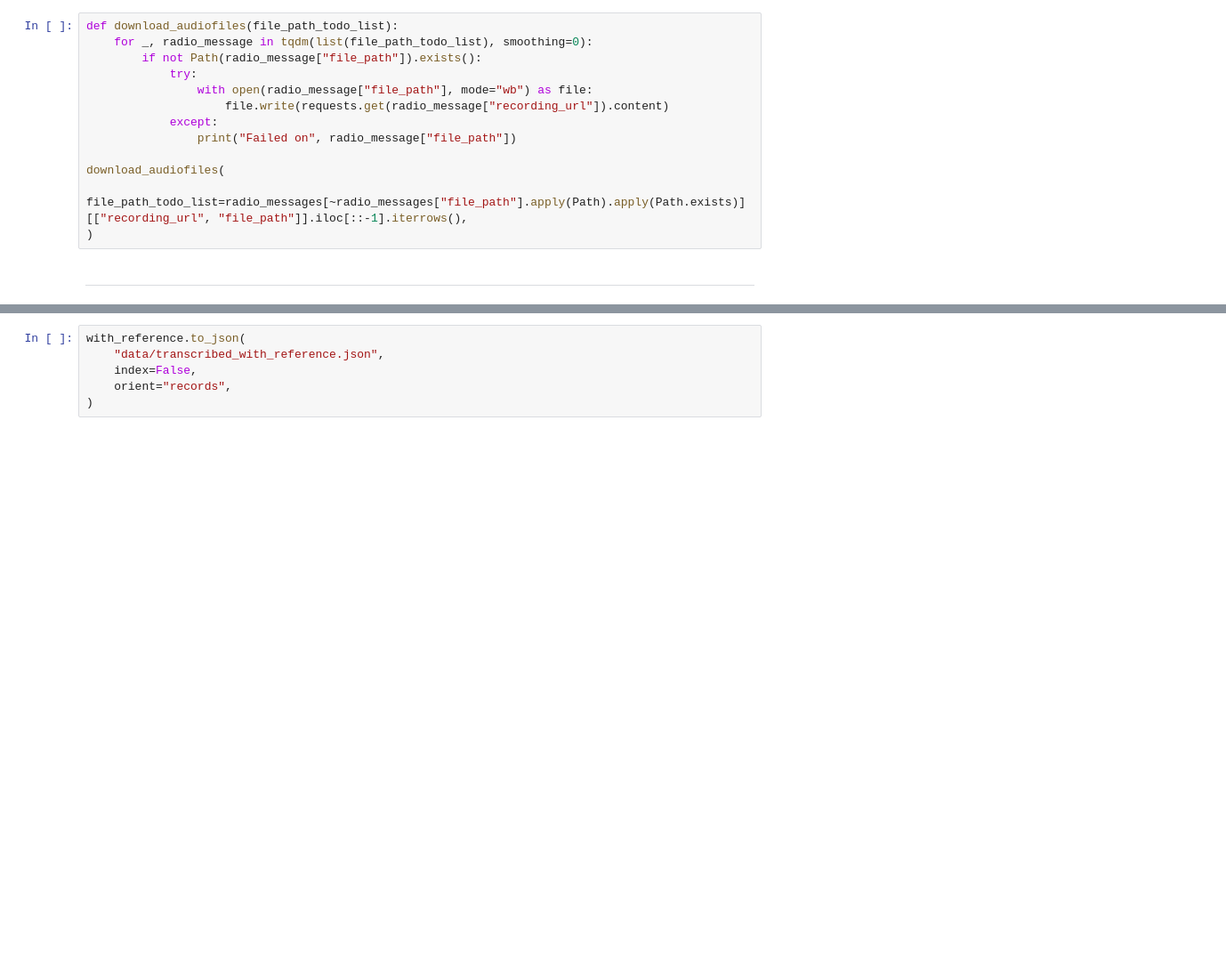
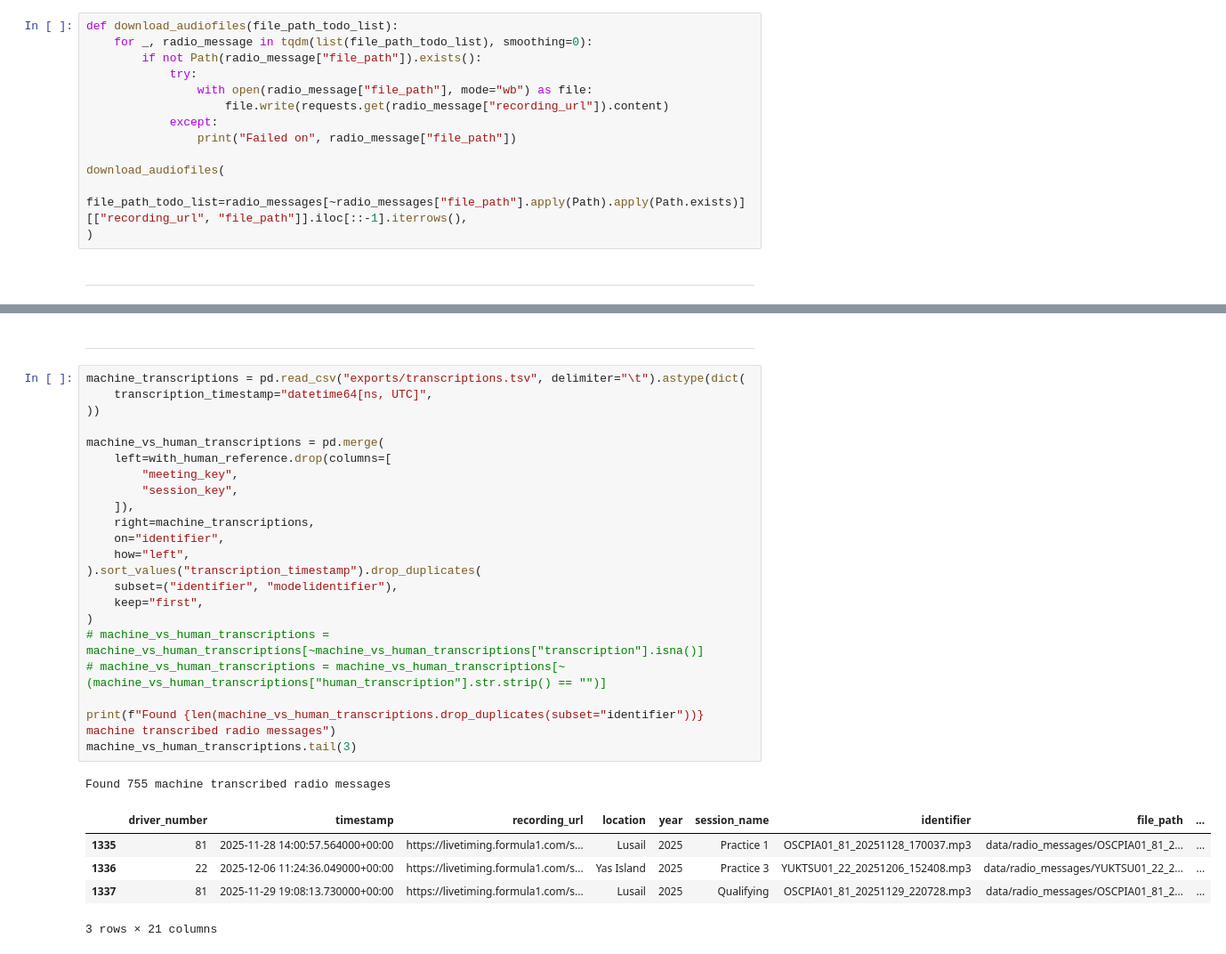
Before and after one commit to dlundgaard/F1-Radio-CBASR, a Jupyter notebook: workbook.ipynb, the cells around one changed output, grey strips where cells are left out. Shown: that part at 89% size. Saved outputs shown, nothing was run; the diff lists cells and outputs as text; blank space fills up the shorter version.

```diff
--- a/workbook.ipynb
+++ b/workbook.ipynb
@@ -224,7 +162,32 @@ Found 345 transcribed radio messages with reference
-# %%
-with_reference.to_json(
-    "data/transcribed_with_reference.json",
-    index=False,
-    orient="records",
-)
+# %% [markdown]
+---
+# %%
+machine_transcriptions = pd.read_csv("exports/transcriptions.tsv", delimiter="\t").astype(dict(
+    transcription_timestamp="datetime64[ns, UTC]",
+))
+
+machine_vs_human_transcriptions = pd.merge(
+    left=with_human_reference.drop(columns=[
+        "meeting_key",
+        "session_key",
+    ]),
+    right=machine_transcriptions,
+    on="identifier",
+    how="left",
+).sort_values("transcription_timestamp").drop_duplicates(
+    subset=("identifier", "modelidentifier"),
+    keep="first",
+)
+# machine_vs_human_transcriptions = machine_vs_human_transcriptions[~machine_vs_human_transcriptions["transcription"].isna()]
+# machine_vs_human_transcriptions = machine_vs_human_transcriptions[~(machine_vs_human_transcriptions["human_transcription"].str.strip() == "")]
+
+print(f"Found {len(machine_vs_human_transcriptions.drop_duplicates(subset="identifier"))} machine transcribed radio messages")
+machine_vs_human_transcriptions.tail(3)
+# %% [output]
+Found 755 machine transcribed radio messages
+|  | driver_number | timestamp | recording_url | location | year | session_name | identifier | file_path | ... |
+| 1335 | 81 | 2025-11-28 14:00:57.564000+00:00 | https://livetiming.formula1.com/s... | Lusail | 2025 | Practice 1 | OSCPIA01_81_20251128_170037.mp3 | data/radio_messages/OSCPIA01_81_2... | ... |
+| 1336 | 22 | 2025-12-06 11:24:36.049000+00:00 | https://livetiming.formula1.com/s... | Yas Island | 2025 | Practice 3 | YUKTSU01_22_20251206_152408.mp3 | data/radio_messages/YUKTSU01_22_2... | ... |
+| 1337 | 81 | 2025-11-29 19:08:13.730000+00:00 | https://livetiming.formula1.com/s... | Lusail | 2025 | Qualifying | OSCPIA01_81_20251129_220728.mp3 | data/radio_messages/OSCPIA01_81_2... | ... |
+3 rows × 21 columns
 # %%
```
Also changed, not shown: parts of 14 cells of this notebook, 29 other files.
